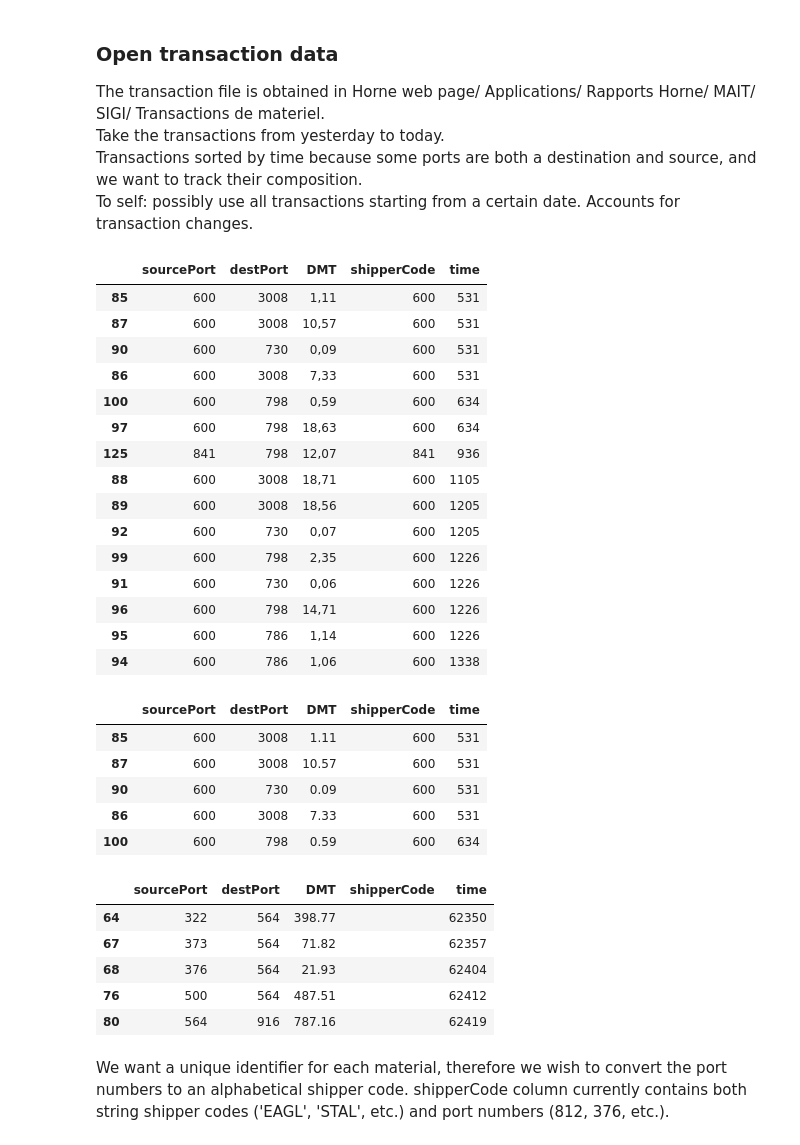
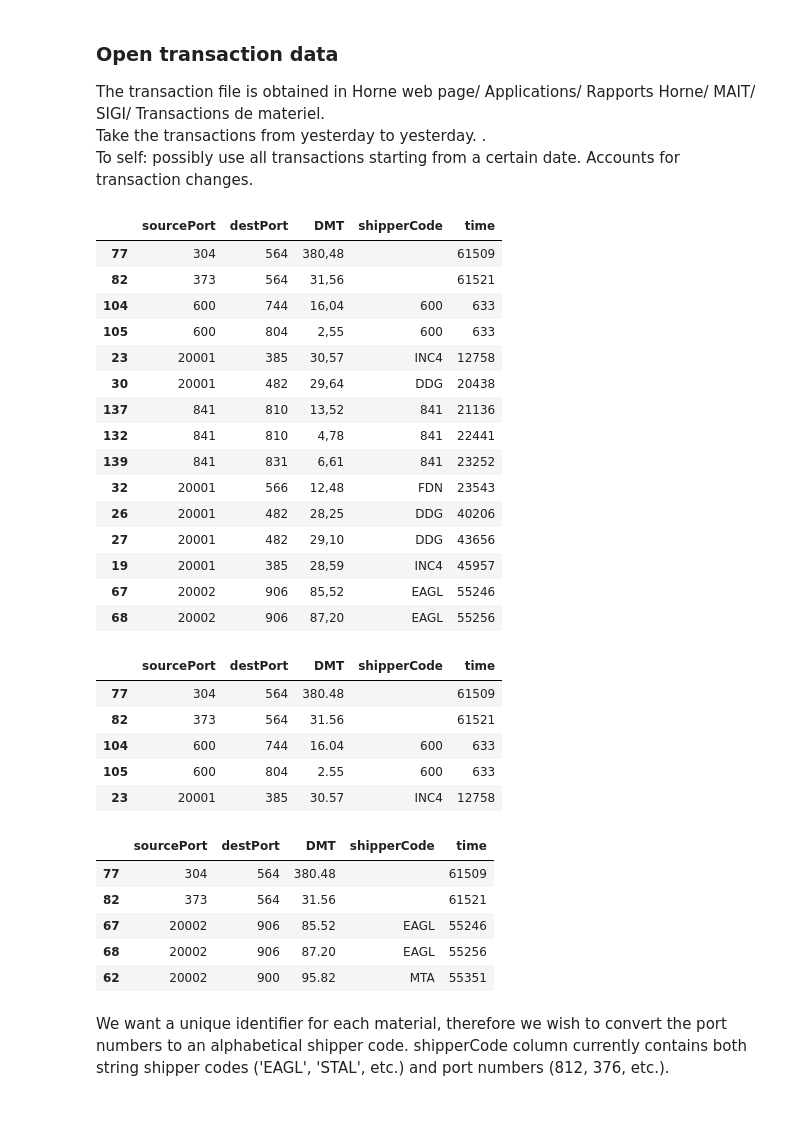
Before and after one commit to mark-zhao1/Fonte, a Jupyter notebook: Fonte_dev.ipynb, the cells around one changed output. Cells and saved outputs as stored; diff of their text form; code cells hidden in the pictures; blank space fills up the shorter version.

```diff
--- a/Fonte_dev.ipynb
+++ b/Fonte_dev.ipynb
@@ -14,37 +14,41 @@ from datetime import date
 # %% [markdown]
 ### Open transaction data
 The transaction file is obtained in Horne web page/ Applications/ Rapports Horne/ MAIT/ SIGI/ Transactions de materiel.
-Take the transactions from yesterday to today.
-Transactions sorted by time because some ports are both a destination and source, and we want to track their composition.
+Take the transactions from yesterday to yesterday.  .
 To self: possibly use all transactions starting from a certain date. Accounts for transaction changes.
 # %%
 # Read transaction file.
-dT = pd.read_csv(r'C:\Users\win7\Documents\Fonte_data\Transactions de matériel 1er dec.csv')
+dT = pd.read_csv(r'C:\Users\markz\OneDrive\Documents\Fonte_data\transaction_data_2022-03-28.csv')
+#r'C:\Users\markz\OneDrive\Documents\Fonte_data\transaction_data_2022-03-28.csv'
 # Drop useless columns
 dT = dT.loc[:,['TAS_ID', 'REVERSE_TAS_ID1', 'Textbox58', 'SHIPPER_CODE','ACTION_TIME']]
 # Rename columns
 dT.columns = ['sourcePort', 'destPort', 'DMT', 'shipperCode','time']
 # Sort by time
 dT = dT.sort_values(by=['time'])
+# Bring transactions to 564, 565 to the top. These are sourcePorts for 916, 917 and must not be empty.
+temp = dT[dT['destPort'].isin([564, 565])]
+dT.drop(dT[dT['destPort'].isin([564, 565])].index, inplace=True)
+dT = pd.concat([temp,dT], axis=0)
 
 dT.head(15)
 # %% [output]
 |  | sourcePort | destPort | DMT | shipperCode | time |
-| 85 | 600 | 3008 | 1,11 | 600 | 531 |
-| 87 | 600 | 3008 | 10,57 | 600 | 531 |
-| 90 | 600 | 730 | 0,09 | 600 | 531 |
-| 86 | 600 | 3008 | 7,33 | 600 | 531 |
-| 100 | 600 | 798 | 0,59 | 600 | 634 |
-| 97 | 600 | 798 | 18,63 | 600 | 634 |
-| 125 | 841 | 798 | 12,07 | 841 | 936 |
-| 88 | 600 | 3008 | 18,71 | 600 | 1105 |
-| 89 | 600 | 3008 | 18,56 | 600 | 1205 |
-| 92 | 600 | 730 | 0,07 | 600 | 1205 |
-| 99 | 600 | 798 | 2,35 | 600 | 1226 |
-| 91 | 600 | 730 | 0,06 | 600 | 1226 |
-| 96 | 600 | 798 | 14,71 | 600 | 1226 |
-| 95 | 600 | 786 | 1,14 | 600 | 1226 |
-| 94 | 600 | 786 | 1,06 | 600 | 1338 |
+| 77 | 304 | 564 | 380,48 |  | 61509 |
+| 82 | 373 | 564 | 31,56 |  | 61521 |
+| 104 | 600 | 744 | 16,04 | 600 | 633 |
+| 105 | 600 | 804 | 2,55 | 600 | 633 |
+| 23 | 20001 | 385 | 30,57 | INC4 | 12758 |
+| 30 | 20001 | 482 | 29,64 | DDG | 20438 |
+| 137 | 841 | 810 | 13,52 | 841 | 21136 |
+| 132 | 841 | 810 | 4,78 | 841 | 22441 |
+| 139 | 841 | 831 | 6,61 | 841 | 23252 |
+| 32 | 20001 | 566 | 12,48 | FDN | 23543 |
+| 26 | 20001 | 482 | 28,25 | DDG | 40206 |
+| 27 | 20001 | 482 | 29,10 | DDG | 43656 |
+| 19 | 20001 | 385 | 28,59 | INC4 | 45957 |
+| 67 | 20002 | 906 | 85,52 | EAGL | 55246 |
+| 68 | 20002 | 906 | 87,20 | EAGL | 55256 |
 # %%
 # Convert comma to decimal
 dT.replace(',','.', regex=True, inplace=True)
@@ -53,25 +57,25 @@ dT.loc[:,'DMT'] = pd.to_numeric(dT.loc[:,'DMT'])
 dT.head()
 # %% [output]
 |  | sourcePort | destPort | DMT | shipperCode | time |
-| 85 | 600 | 3008 | 1.11 | 600 | 531 |
-| 87 | 600 | 3008 | 10.57 | 600 | 531 |
-| 90 | 600 | 730 | 0.09 | 600 | 531 |
-| 86 | 600 | 3008 | 7.33 | 600 | 531 |
-| 100 | 600 | 798 | 0.59 | 600 | 634 |
+| 77 | 304 | 564 | 380.48 |  | 61509 |
+| 82 | 373 | 564 | 31.56 |  | 61521 |
+| 104 | 600 | 744 | 16.04 | 600 | 633 |
+| 105 | 600 | 804 | 2.55 | 600 | 633 |
+| 23 | 20001 | 385 | 30.57 | INC4 | 12758 |
 # %%
 # Keep rows if destination is to "Eglise"
 # Todo eglisePorts read from csv
-eglisePorts = [564,565,900,903,906,913,915,916,917,918,919,920,921,922,923,924]
+eglisePorts = [564,565,900,903,906,910,913,915,916,917,918,919,920,921,922,923,924,925]
 
 dT = dT[dT['destPort'].isin(eglisePorts)]
 dT.head()
 # %% [output]
 |  | sourcePort | destPort | DMT | shipperCode | time |
-| 64 | 322 | 564 | 398.77 |  | 62350 |
-| 67 | 373 | 564 | 71.82 |  | 62357 |
-| 68 | 376 | 564 | 21.93 |  | 62404 |
-| 76 | 500 | 564 | 487.51 |  | 62412 |
-| 80 | 564 | 916 | 787.16 |  | 62419 |
+| 77 | 304 | 564 | 380.48 |  | 61509 |
+| 82 | 373 | 564 | 31.56 |  | 61521 |
+| 67 | 20002 | 906 | 85.52 | EAGL | 55246 |
+| 68 | 20002 | 906 | 87.20 | EAGL | 55256 |
+| 62 | 20002 | 900 | 95.82 | MTA | 55351 |
 # %% [markdown]
 We want a unique identifier for each material, therefore we wish to convert the port numbers to an alphabetical shipper code.
 shipperCode column currently contains both string shipper codes ('EAGL', 'STAL', etc.) and port numbers (812, 376, etc.).
```
Also changed, not shown: parts of 37 cells of this notebook.
